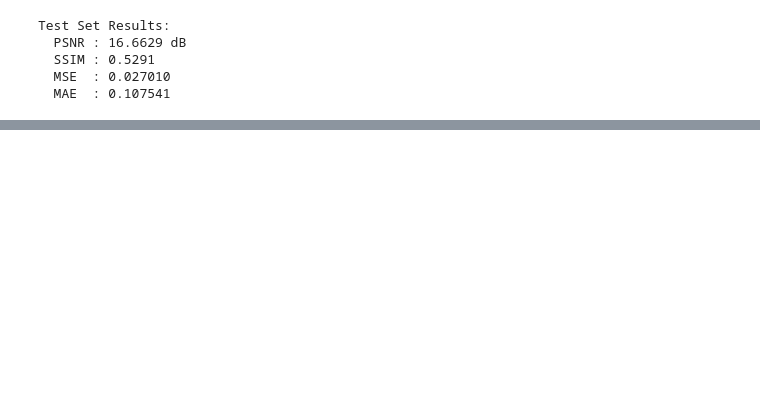
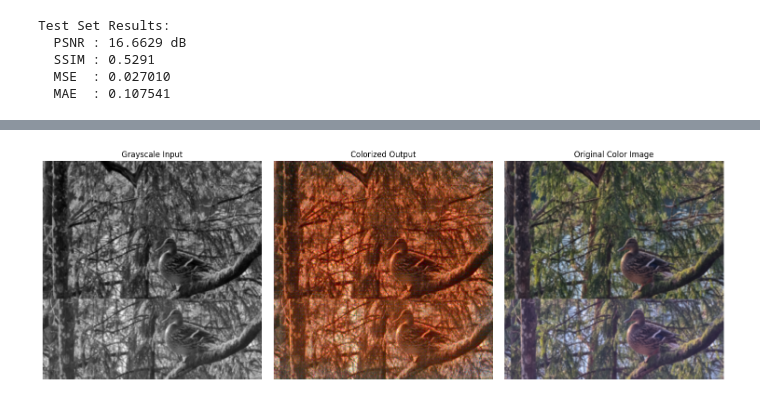
Before and after one commit to user5427/deep-learning, a Jupyter notebook: labs/lab3/lab.ipynb, the cells around one changed output, grey strips where cells are left out. Saved outputs shown, nothing was run; the diff lists cells and outputs as text; code cells hidden in the pictures; blank space fills up the shorter version.

```diff
--- a/labs/lab3/lab.ipynb
+++ b/labs/lab3/lab.ipynb
@@ -482,0 +522,6 @@ plt.show()
+# %%
+my_image = "./your_image.jpg"
+load_image = prepare_L(my_image, base_transform, DEVICE)
+preview_from_L(generator, load_image)
+# %% [output]
+[figure, added]
```
Also changed, not shown: parts of 6 cells of this notebook, 3 other files.
